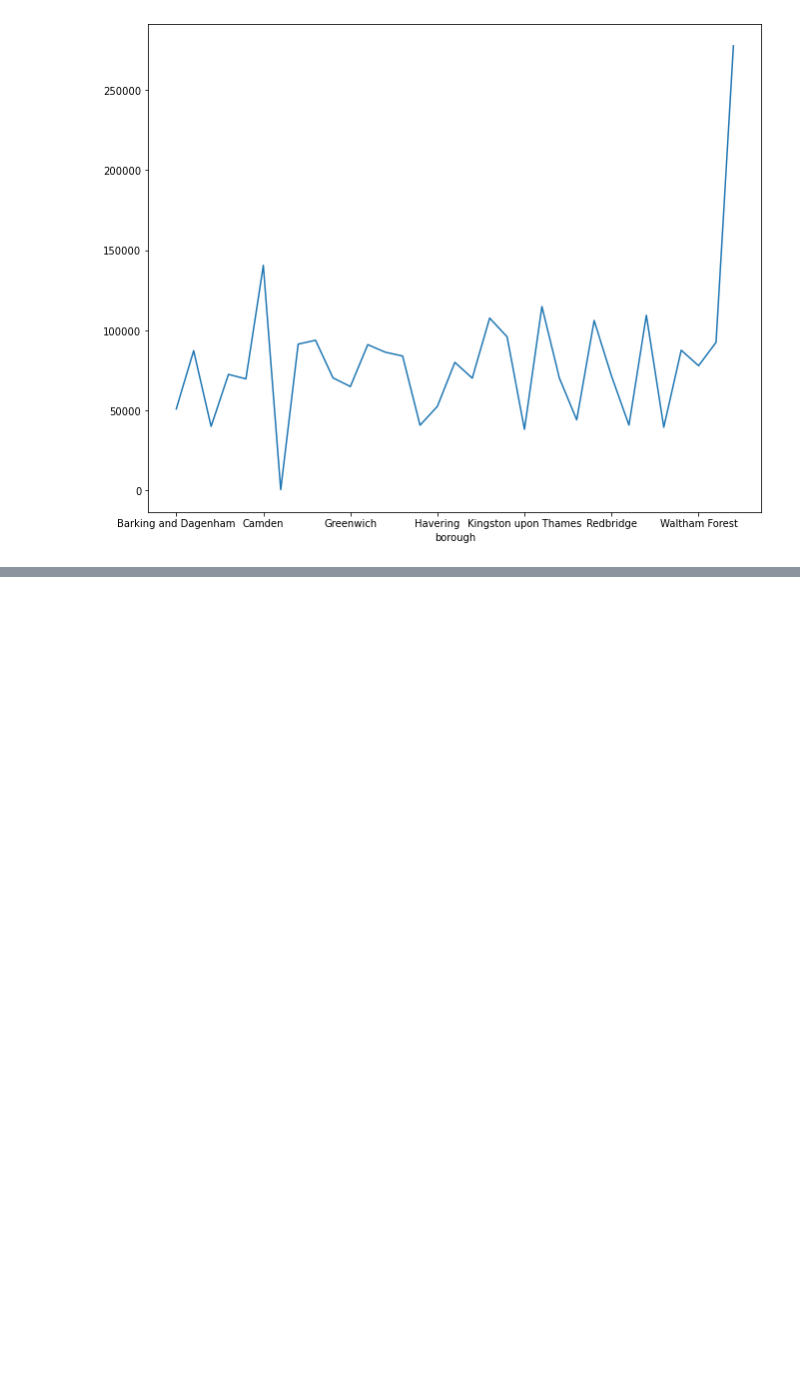
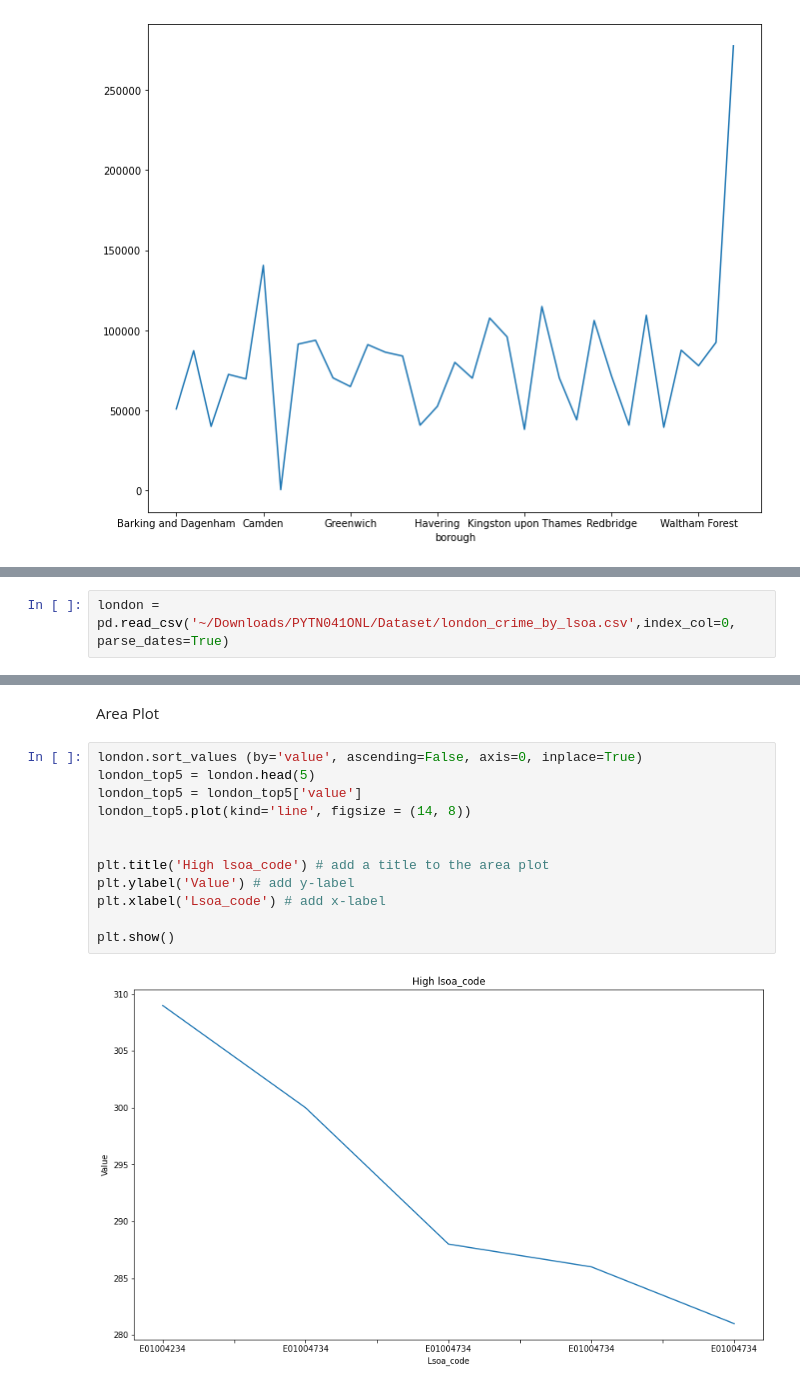
Before and after one commit to rinanamira/AssignmentPYTN041, a Jupyter notebook: PYTN_Assgn_1_041_Rina.ipynb, the cells around one changed output, grey strips where cells are left out. Saved outputs shown, nothing was run; the diff lists cells and outputs as text; blank space fills up the shorter version.

```diff
--- a/PYTN_Assgn_1_041_Rina.ipynb
+++ b/PYTN_Assgn_1_041_Rina.ipynb
@@ -285,0 +316,2 @@ london[london['major_category'] == 'Theft and Handling'].groupby ('borough')['va
+# %%
+london = pd.read_csv('~/Downloads/PYTN041ONL/Dataset/london_crime_by_lsoa.csv',index_col=0, parse_dates=True)
@@ -285,0 +328,16 @@ london[london['major_category'] == 'Theft and Handling'].groupby ('borough')['va
+# %% [markdown]
+Area Plot
+# %%
+london.sort_values (by='value', ascending=False, axis=0, inplace=True)
+london_top5 = london.head(5)
+london_top5 = london_top5['value']
+london_top5.plot(kind='line', figsize = (14, 8))
+
+
+plt.title('High lsoa_code') # add a title to the area plot
+plt.ylabel('Value') # add y-label
+plt.xlabel('Lsoa_code') # add x-label
+
+plt.show()
+# %% [output]
+[figure, added]
```
Also changed, not shown: parts of 16 cells of this notebook.
